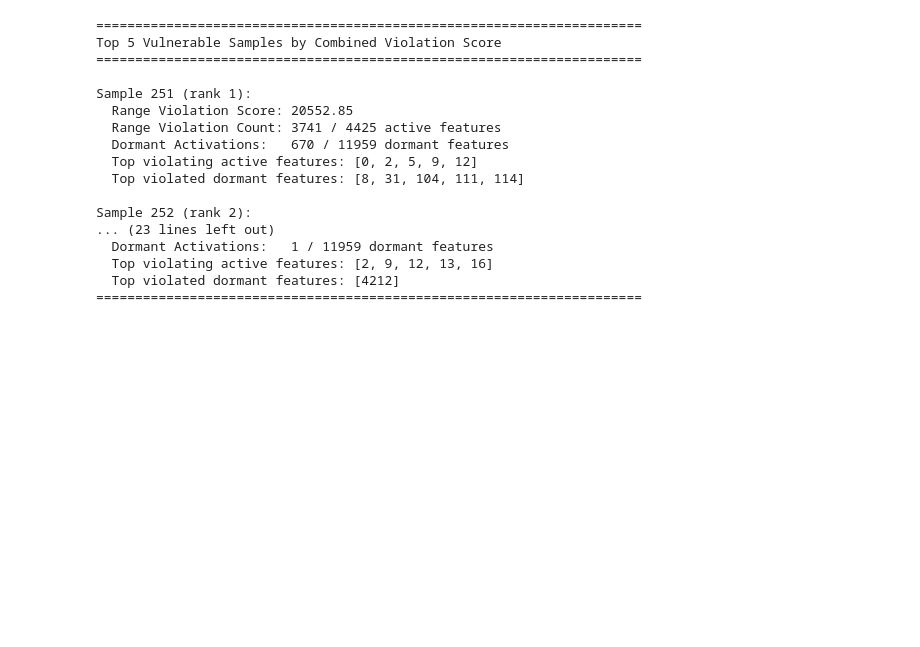
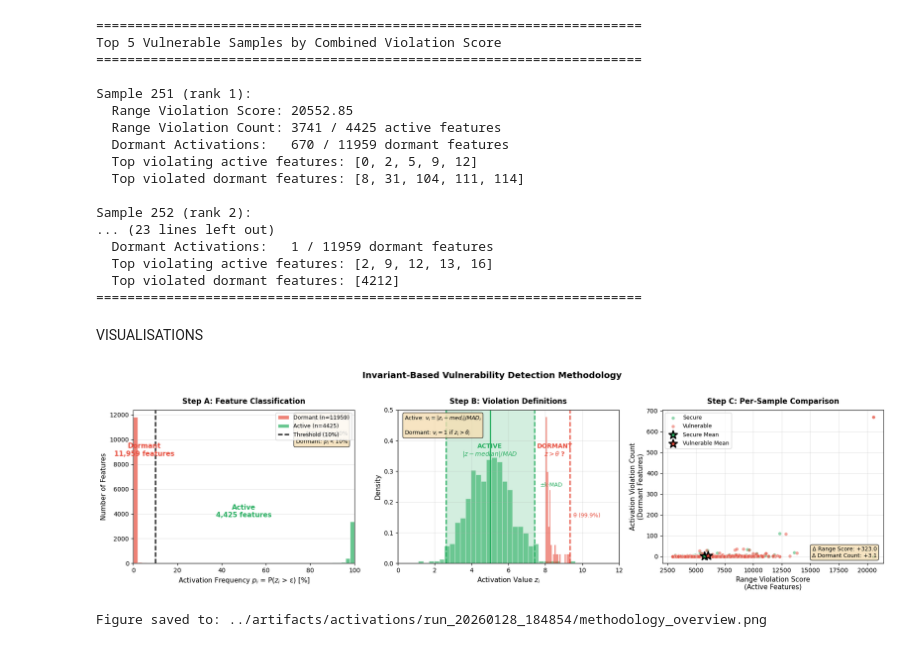
Before and after one commit to rufimelo99/SAE-Java-Bug-Detection, a Jupyter notebook: sae_java_bug/sparse_autoencoders/ideation.ipynb, the cells around one changed output. Saved outputs shown, nothing was run; the diff lists cells and outputs as text; code cells hidden in the pictures; blank space fills up the shorter version.

```diff
--- a/sae_java_bug/sparse_autoencoders/ideation.ipynb
+++ b/sae_java_bug/sparse_autoencoders/ideation.ipynb
@@ -1595,6 +1588,8 @@ Sample 252 (rank 2):
   Top violating active features: [2, 9, 12, 13, 16]
   Top violated dormant features: [4212]
 ======================================================================
+# %% [markdown]
+VISUALISATIONS
 # %%
 # ============================================================================
 # METHODOLOGY OVERVIEW: 3-Panel Visualization
@@ -1720,31 +1715,36 @@ ax.scatter(vuln_range_scores, vuln_activation_counts,
 # Add means
 secure_mean_x, secure_mean_y = np.mean(secure_range_scores), np.mean(secure_activation_counts)
 vuln_mean_x, vuln_mean_y = np.mean(vuln_range_scores), np.mean(vuln_activation_counts)
 
 ax.scatter([secure_mean_x], [secure_mean_y], s=200, c='#27AE60', marker='*',
           edgecolors='black', linewidth=2, zorder=5, label='Secure Mean')
 ax.scatter([vuln_mean_x], [vuln_mean_y], s=200, c='#E74C3C', marker='*',
           edgecolors='black', linewidth=2, zorder=5, label='Vulnerable Mean')
 
 # Arrow showing direction of "more vulnerable"
 ax.annotate('', xy=(vuln_mean_x, vuln_mean_y), xytext=(secure_mean_x, secure_mean_y),
             arrowprops=dict(arrowstyle='->', color='black', lw=2))
 
 ax.set_xlabel('Range Violation Score\n(Active Features)', fontsize=11)
 ax.set_ylabel('Activation Violation Count\n(Dormant Features)', fontsize=11)
 ax.set_title('Step C: Per-Sample Comparison', fontsize=12, fontweight='bold', pad=10)
 ax.legend(loc='upper left', fontsize=9)
 ax.grid(True, alpha=0.3)
 
 # Statistics annotation
 diff_range = np.mean(vuln_range_scores) - np.mean(secure_range_scores)
 diff_dormant = np.mean(vuln_activation_counts) - np.mean(secure_activation_counts)
 ax.text(0.97, 0.03, f'Δ Range Score: {diff_range:+.1f}\nΔ Dormant Count: {diff_dormant:+.1f}',
         transform=ax.transAxes, fontsize=9, verticalalignment='bottom', horizontalalignment='right',
         bbox=dict(boxstyle='round', facecolor='wheat', alpha=0.8))
 
 plt.tight_layout()
-plt.savefig(f'../artifacts/activations/{RUN_ID}/methodology_overview.png', dpi=150, bbox_inches='tight')
+plt.savefig(f'../artifacts/activations/{RUN_ID}/methodology_overview.pdf', dpi=150,
+            format='pdf',
+             bbox_inches='tight')
 plt.show()
 
 print(f"\nFigure saved to: ../artifacts/activations/{RUN_ID}/methodology_overview.png")
+# %% [output]
+[figure, added]
+Figure saved to: ../artifacts/activations/run_20260128_184854/methodology_overview.png
```
Also changed, not shown: parts of 10 cells of this notebook, 7 other files.
